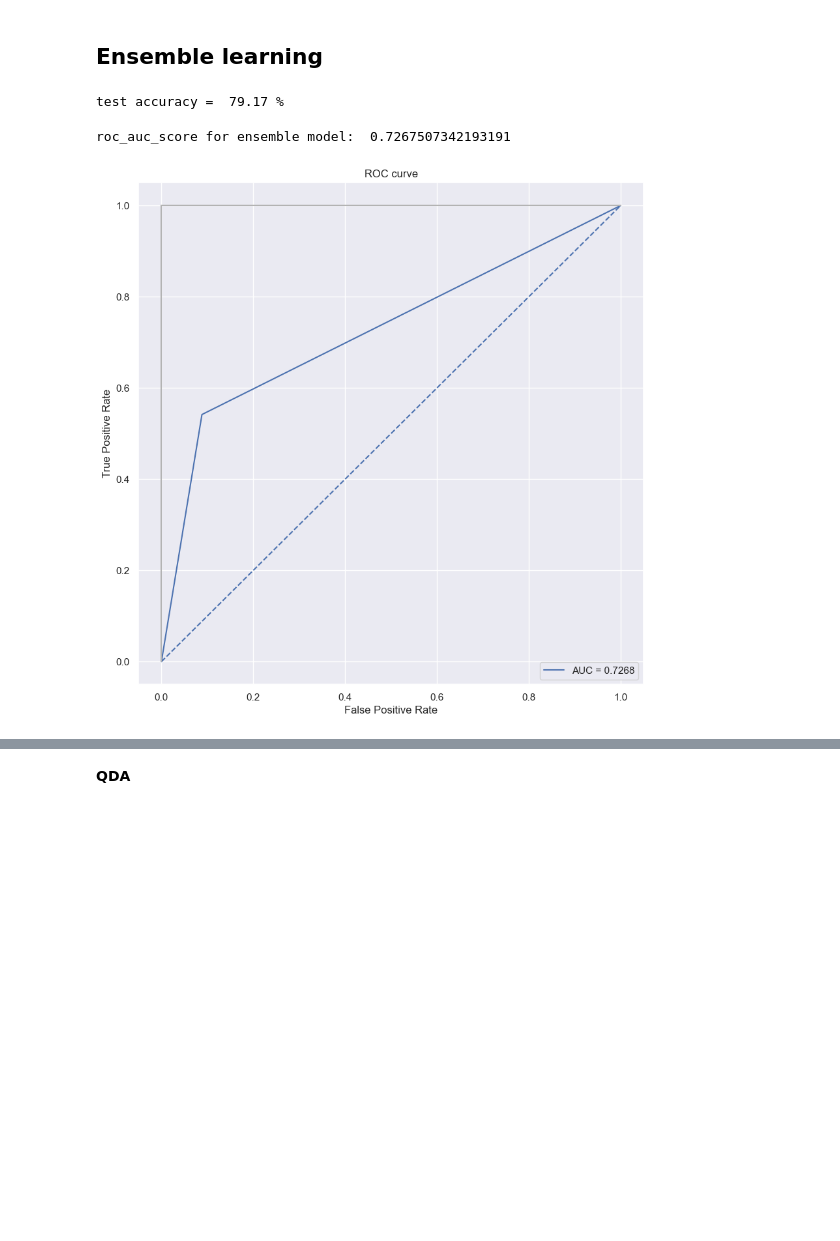
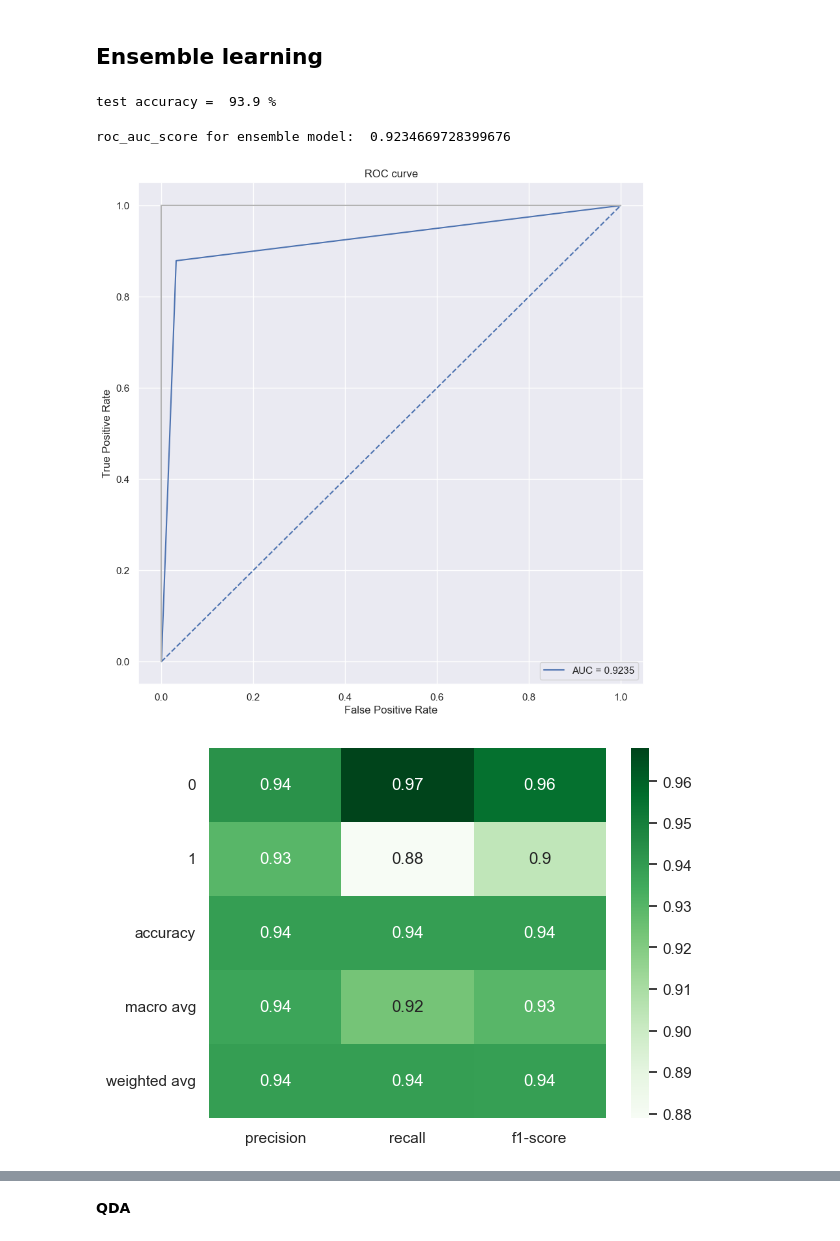
Before and after one commit to khaHesham/Credit-Risk-Modelling, a Jupyter notebook: 4_modelling.ipynb, the cells around one changed output, grey strips where cells are left out. Saved outputs shown, nothing was run; the diff lists cells and outputs as text; code cells hidden in the pictures; blank space fills up the shorter version.

```diff
--- a/4_modelling.ipynb
+++ b/4_modelling.ipynb
@@ -155,6 +152,6 @@ X.drop(['FirstPaymentDate',], axis=1, inplace=True)
 # %%
 # handle categorical variables using one hot encoding
-X = pd.get_dummies(X, drop_first=True)
+# X = pd.get_dummies(X, drop_first=True)
 
 # handle categorical variables using label encoding
 from sklearn.preprocessing import LabelEncoder
@@ -241,7 +236,7 @@ def plot_report(y_test, preds,targets = None):
                                        preds,
                                        target_names=targets,
                                        output_dict=True)
-    sb.heatmap(pd.DataFrame(clf_report).iloc[:-1, :].T, annot=True,cmap="Greens")
+    sns.heatmap(pd.DataFrame(clf_report).iloc[:-1, :].T, annot=True,cmap="Greens")
 # %%
 rob_scaler = StandardScaler()
 for col in X.columns:
@@ -296,11 +292,10 @@ qda = QuadraticDiscriminantAnalysis()
 rf = RandomForestClassifier(random_state=0)
 # %%
 estimators = [('QDA', qda), ('RandomForest', rf)]
-final_estimator = GradientBoostingClassifier(n_estimators=100, learning_rate=1.0, max_depth=1, random_state=0)
+final_estimator = GradientBoostingClassifier(n_estimators=100, learning_rate=0.1, max_depth=1, random_state=0)
 clf = StackingClassifier(estimators=estimators, final_estimator=final_estimator)
 # %%
 model_ensemble = Pipeline([
-    ('pca', pca),
     ('classifier', clf)
 ])
 # %%
@@ -308,12 +303,14 @@ model_ensemble.fit(X_train, y_train)
 pred = model_ensemble.predict(X_test)
 print('test accuracy = ', round(accuracy_score(y_test, pred)*100, 2), '%')
 # %% [output]
-test accuracy =  79.17 %
+test accuracy =  93.9 %
 # %%
 plot_roc(y_test, pred, 'ensemble model')
+plot_report(y_test, pred)
 # %% [output]
-roc_auc_score for ensemble model:  0.7267507342193191
+roc_auc_score for ensemble model:  0.9234669728399676
-[figure, old version]
+[figure, new version]
+[figure, added]
 # %%
 print(classification_report(y_test, pred, digits=3))
 # %% [output]
```
Also changed, not shown: parts of 14 cells of this notebook, 4 other files.
